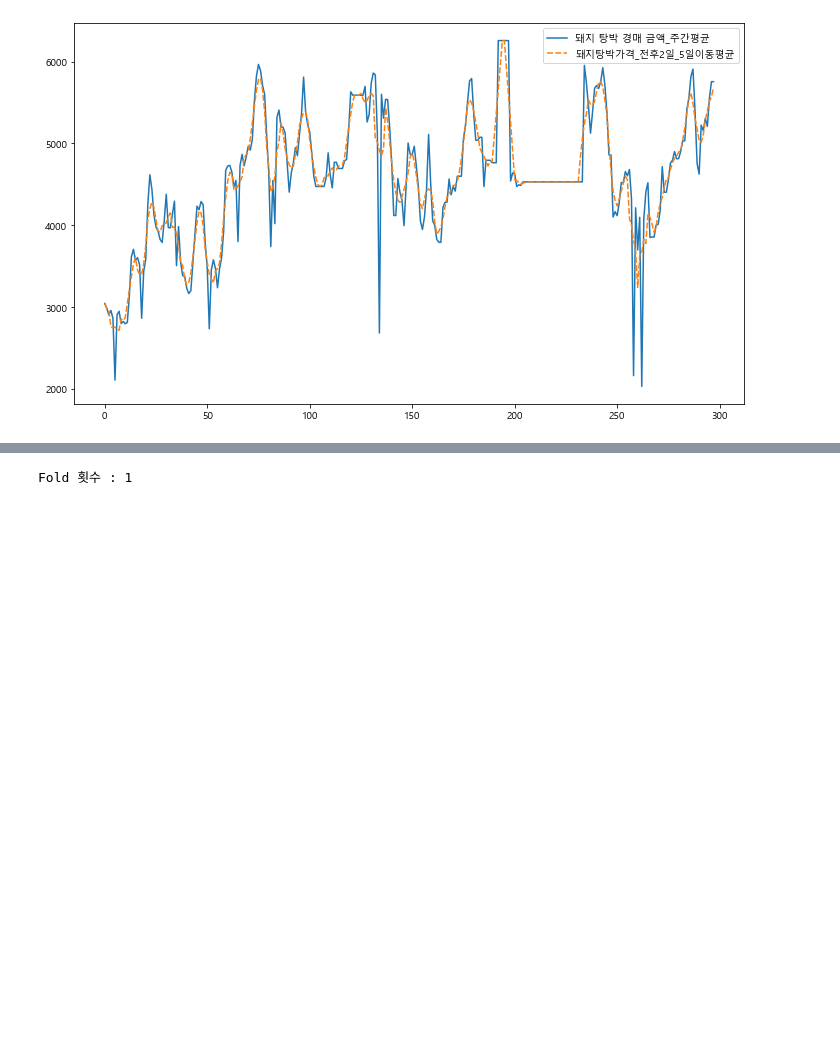
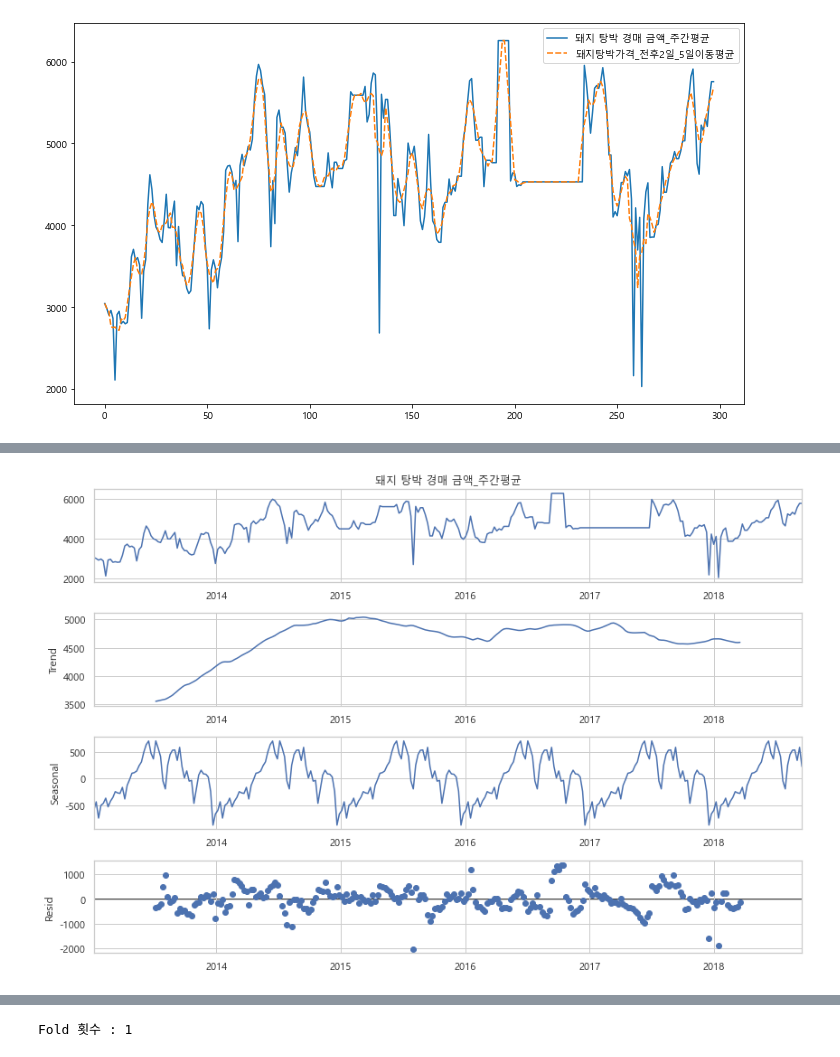
Before and after one commit to DSC-SCH/livestock-solution-project, a Jupyter notebook: eda/add_extra_feature.ipynb, the cells around one changed output, grey strips where cells are left out. Drawn from its saved outputs; the diff is of its cells as text; code cells hidden in the pictures; blank space fills up the shorter version.

```diff
--- a/eda/add_extra_feature.ipynb
+++ b/eda/add_extra_feature.ipynb
@@ -412,0 +399,9 @@ ex_data = data.copy()
+# %%
+result_mul = seasonal_decompose(df['돼지 탕박 경매 금액_주간평균'],
+                               model='multiple')
+
+plt.rcParams['figure.figsize'] = [12, 8]
+result_add.plot()
+plt.show()
+# %% [output]
+[figure, added]
```
Also changed, not shown: parts of 32 cells of this notebook.
